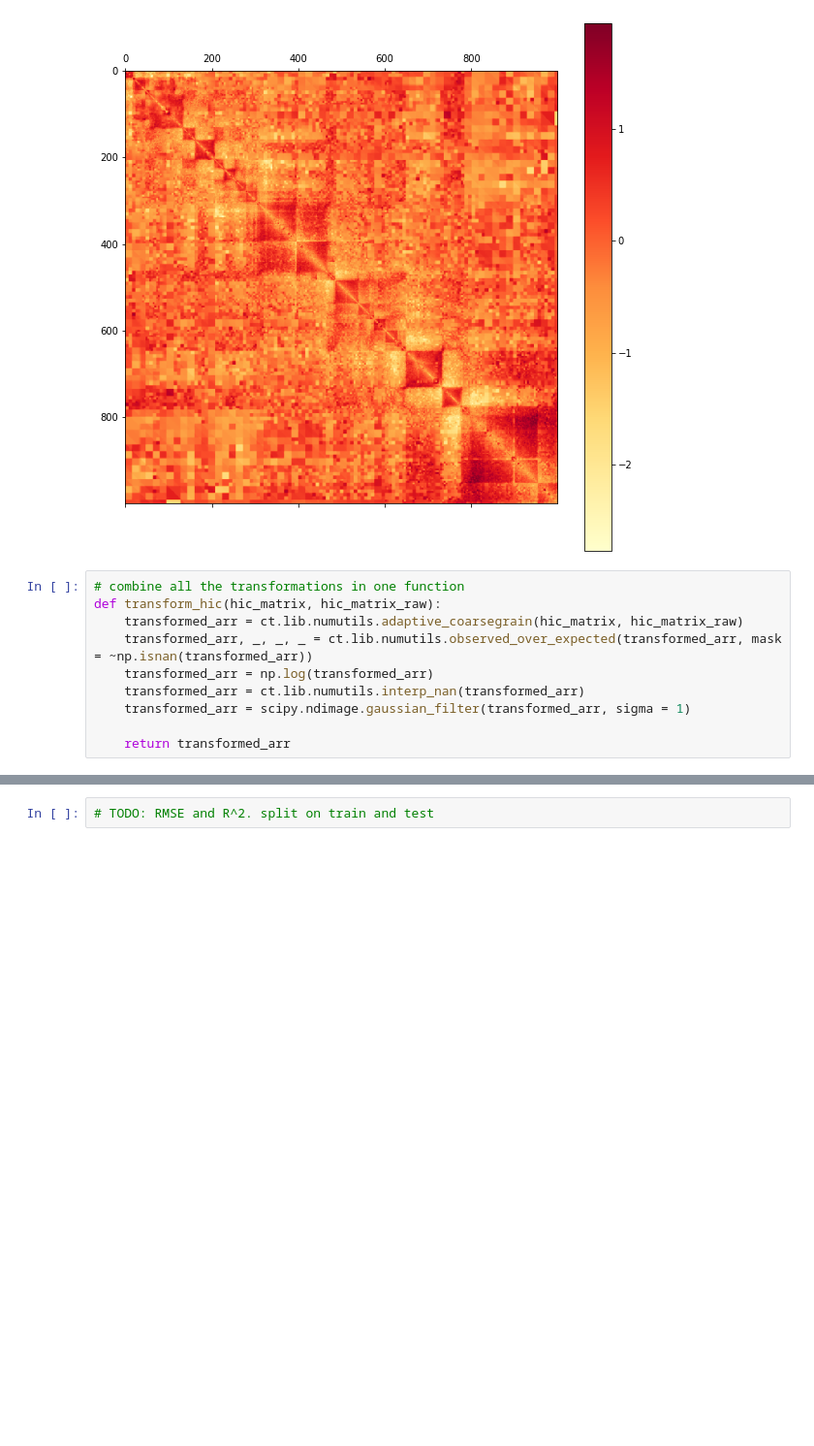
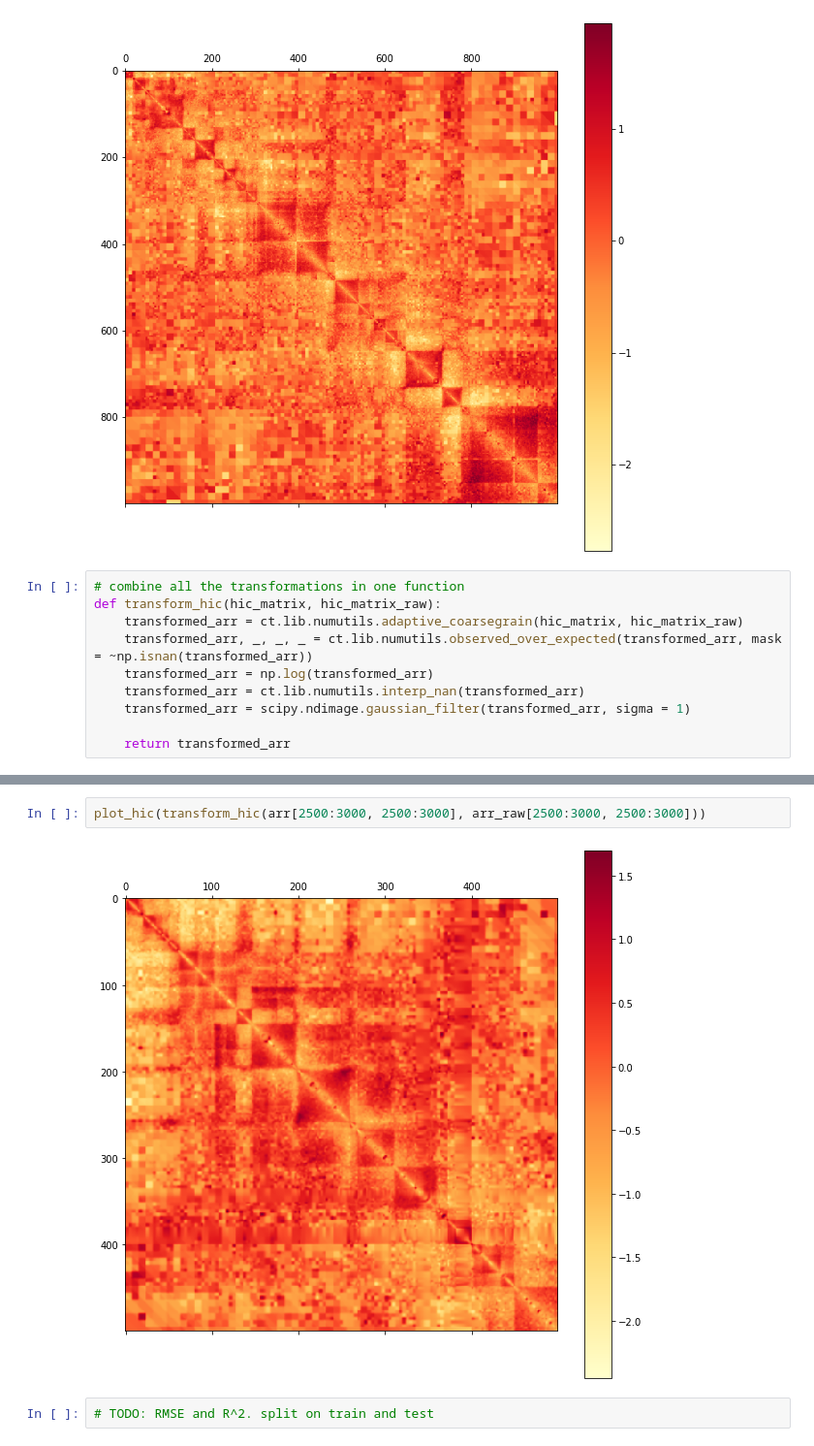
Before and after one commit to NeilAlishev/HiCPredictor, a Jupyter notebook: DeepHiCResearch.ipynb, the cells around one changed output, grey strips where cells are left out. Shown at 97% size. Cells and saved outputs as stored; diff of their text form; blank space fills up the shorter version.

```diff
--- a/DeepHiCResearch.ipynb
+++ b/DeepHiCResearch.ipynb
@@ -411,3 +460,7 @@ def transform_hic(hic_matrix, hic_matrix_raw):
+# %%
+plot_hic(transform_hic(arr[2500:3000, 2500:3000], arr_raw[2500:3000, 2500:3000]))
+# %% [output]
+[figure, added]
 # %%
 # TODO: RMSE and R^2. split on train and test
 # %%
```
Also changed, not shown: parts of 27 cells of this notebook, 1 other file.
